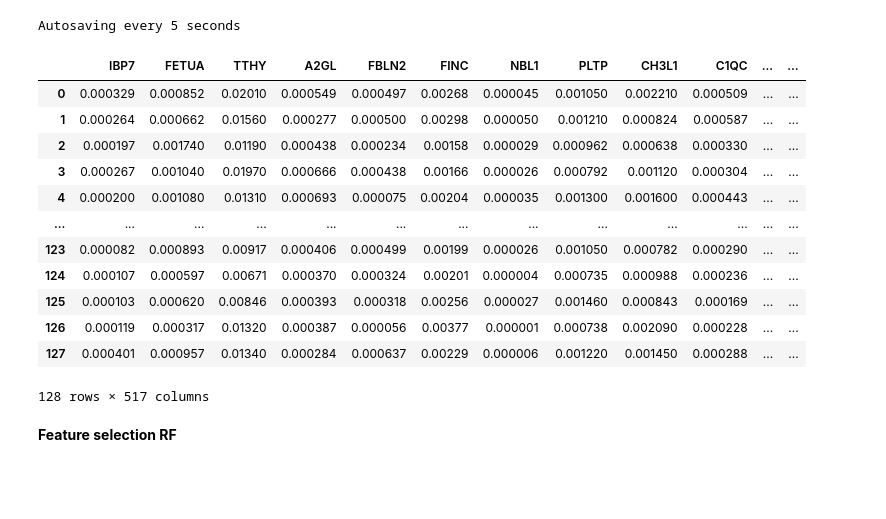
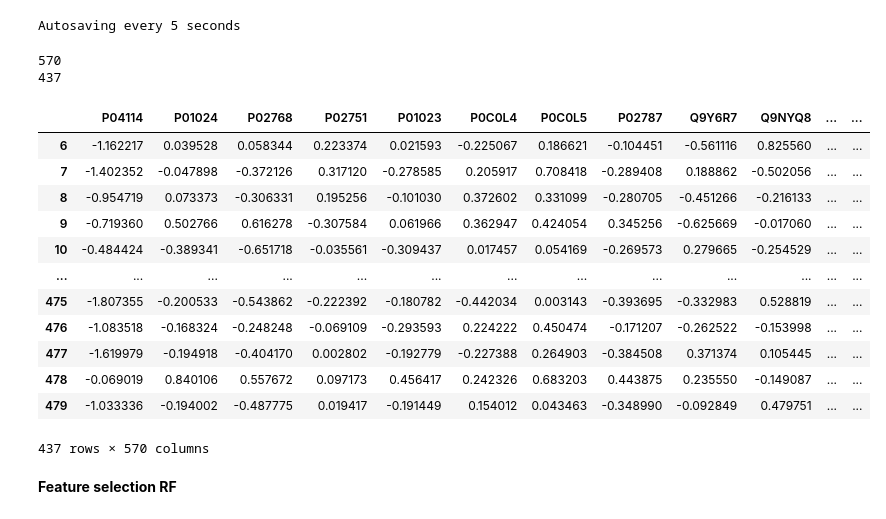
Before and after one commit to Daniela000/Alzheimer, a Jupyter notebook: code/patient_stratification_rf.ipynb, the cells around one changed output. Cells and saved outputs as stored; diff of their text form; code cells hidden in the pictures; blank space fills up the shorter version.

```diff
--- a/code/patient_stratification_rf.ipynb
+++ b/code/patient_stratification_rf.ipynb
@@ -32,25 +33,39 @@ get_ipython().log.setLevel(logging.INFO)
 Autosaving every 5 seconds
 # %%
 os.environ['PYTHONUTF8'] = '1'
-# %%
-dir ='Lisbon+Coimbra'
-df = pd.read_csv('../data/'+dir+'/data.csv', encoding='utf-8')
-patient_code = df['Code']
-patient_group = df['Group']
-df.drop(columns = ['Code','Group'], inplace = True) # drop unwanted columns
-df
-# %% [output]
-|  | IBP7 | FETUA | TTHY | A2GL | FBLN2 | FINC | NBL1 | PLTP | CH3L1 | C1QC | ... | ... |
-| 0 | 0.000329 | 0.000852 | 0.02010 | 0.000549 | 0.000497 | 0.00268 | 0.000045 | 0.001050 | 0.002210 | 0.000509 | ... | ... |
-| 1 | 0.000264 | 0.000662 | 0.01560 | 0.000277 | 0.000500 | 0.00298 | 0.000050 | 0.001210 | 0.000824 | 0.000587 | ... | ... |
-| 2 | 0.000197 | 0.001740 | 0.01190 | 0.000438 | 0.000234 | 0.00158 | 0.000029 | 0.000962 | 0.000638 | 0.000330 | ... | ... |
-| 3 | 0.000267 | 0.001040 | 0.01970 | 0.000666 | 0.000438 | 0.00166 | 0.000026 | 0.000792 | 0.001120 | 0.000304 | ... | ... |
-| 4 | 0.000200 | 0.001080 | 0.01310 | 0.000693 | 0.000075 | 0.00204 | 0.000035 | 0.001300 | 0.001600 | 0.000443 | ... | ... |
-| ... | ... | ... | ... | ... | ... | ... | ... | ... | ... | ... | ... | ... |
-| 123 | 0.000082 | 0.000893 | 0.00917 | 0.000406 | 0.000499 | 0.00199 | 0.000026 | 0.001050 | 0.000782 | 0.000290 | ... | ... |
-| 124 | 0.000107 | 0.000597 | 0.00671 | 0.000370 | 0.000324 | 0.00201 | 0.000004 | 0.000735 | 0.000988 | 0.000236 | ... | ... |
-| 125 | 0.000103 | 0.000620 | 0.00846 | 0.000393 | 0.000318 | 0.00256 | 0.000027 | 0.001460 | 0.000843 | 0.000169 | ... | ... |
-| 126 | 0.000119 | 0.000317 | 0.01320 | 0.000387 | 0.000056 | 0.00377 | 0.000001 | 0.000738 | 0.002090 | 0.000228 | ... | ... |
-| 127 | 0.000401 | 0.000957 | 0.01340 | 0.000284 | 0.000637 | 0.00229 | 0.000006 | 0.001220 | 0.001450 | 0.000288 | ... | ... |
-128 rows × 517 columns
+# %%
+dir ='emif'
+
+if dir == 'emif':
+    df = pd.read_excel('../data/'+dir+'/EMIF-AD TMT data Proteins (preprocessed).xlsx')
+    df.dropna(subset = ['Amyloid.abnormal'], inplace = True)
+    patient_code = df['sample.id']
+    patient_group = df['Amyloid.abnormal']
+    df.drop(columns = ['Unnamed: 0', 'sample.id','Amyloid.abnormal', 'TMT.reporter', 'TMT.set', 'Diagnosis', 'Age', 'Gender', 'APOEdich', 'MMSE', 'Eduy'], inplace = True) # drop unwanted columns
+    df.dropna(axis = 1, inplace = True) # drop proteins with nan values
+    df = df.apply(lambda x: np.log2(x))
+    print(len(df.columns))
+    print(len(df))
+else:
+    df = pd.read_csv('../data/'+dir+'/data.csv', encoding='utf-8')
+    patient_code = df['Code']
+    patient_group = df['Group']
+    df.drop(columns = ['Code','Group'], inplace = True) # drop unwanted columns
+df
+# %% [output]
+570
+437
+|  | P04114 | P01024 | P02768 | P02751 | P01023 | P0C0L4 | P0C0L5 | P02787 | Q9Y6R7 | Q9NYQ8 | ... | ... |
+| 6 | -1.162217 | 0.039528 | 0.058344 | 0.223374 | 0.021593 | -0.225067 | 0.186621 | -0.104451 | -0.561116 | 0.825560 | ... | ... |
+| 7 | -1.402352 | -0.047898 | -0.372126 | 0.317120 | -0.278585 | 0.205917 | 0.708418 | -0.289408 | 0.188862 | -0.502056 | ... | ... |
+| 8 | -0.954719 | 0.073373 | -0.306331 | 0.195256 | -0.101030 | 0.372602 | 0.331099 | -0.280705 | -0.451266 | -0.216133 | ... | ... |
+| 9 | -0.719360 | 0.502766 | 0.616278 | -0.307584 | 0.061966 | 0.362947 | 0.424054 | 0.345256 | -0.625669 | -0.017060 | ... | ... |
+| 10 | -0.484424 | -0.389341 | -0.651718 | -0.035561 | -0.309437 | 0.017457 | 0.054169 | -0.269573 | 0.279665 | -0.254529 | ... | ... |
+| ... | ... | ... | ... | ... | ... | ... | ... | ... | ... | ... | ... | ... |
+| 475 | -1.807355 | -0.200533 | -0.543862 | -0.222392 | -0.180782 | -0.442034 | 0.003143 | -0.393695 | -0.332983 | 0.528819 | ... | ... |
+| 476 | -1.083518 | -0.168324 | -0.248248 | -0.069109 | -0.293593 | 0.224222 | 0.450474 | -0.171207 | -0.262522 | -0.153998 | ... | ... |
+| 477 | -1.619979 | -0.194918 | -0.404170 | 0.002802 | -0.192779 | -0.227388 | 0.264903 | -0.384508 | 0.371374 | 0.105445 | ... | ... |
+| 478 | -0.069019 | 0.840106 | 0.557672 | 0.097173 | 0.456417 | 0.242326 | 0.683203 | 0.443875 | 0.235550 | -0.149087 | ... | ... |
+| 479 | -1.033336 | -0.194002 | -0.487775 | 0.019417 | -0.191449 | 0.154012 | 0.043463 | -0.348990 | -0.092849 | 0.479751 | ... | ... |
+437 rows × 570 columns
 # %%
```
Also changed, not shown: parts of 7 cells of this notebook, 2 other files.
